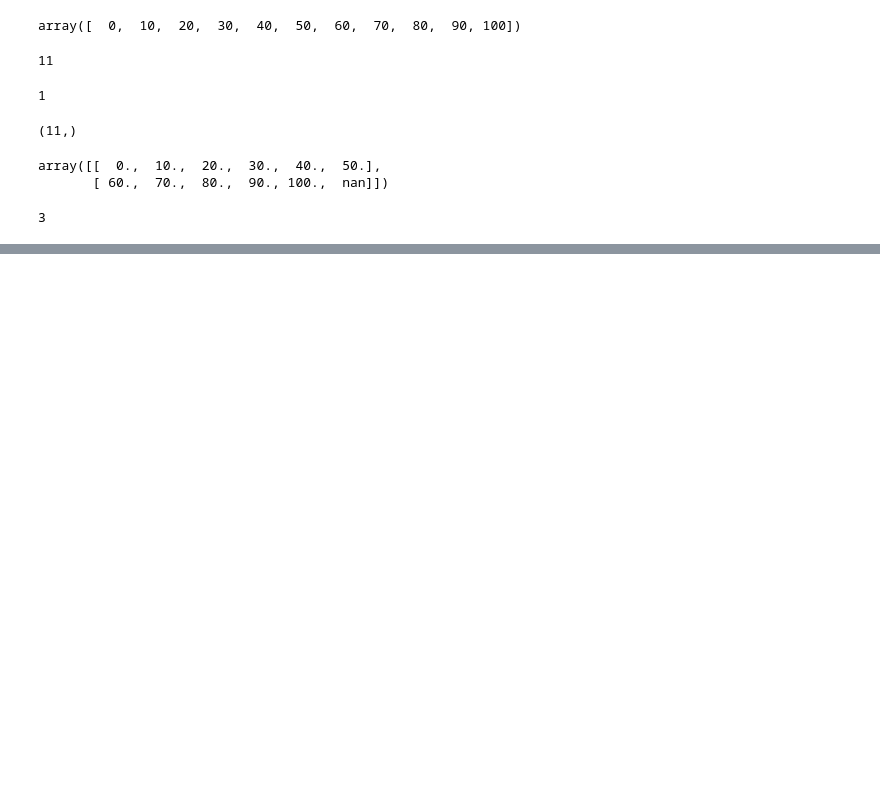
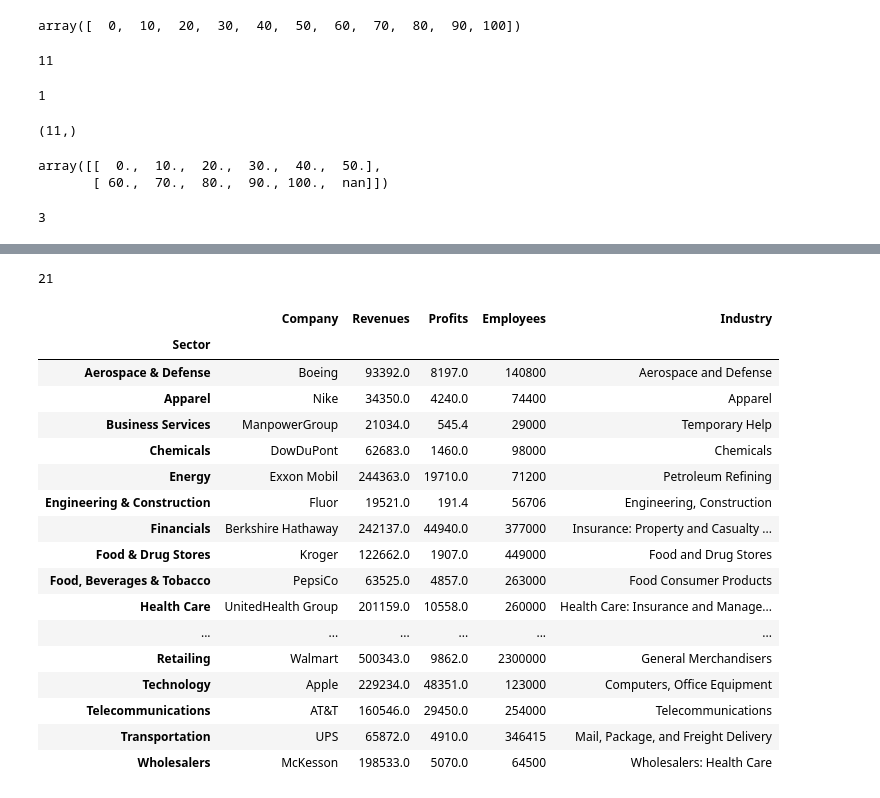
Before and after one commit to chlazaris/pandas_training, a Jupyter notebook: Pandas_Training.ipynb, the cells around one changed output, grey strips where cells are left out. Saved outputs shown, nothing was run; the diff lists cells and outputs as text; code cells hidden in the pictures; blank space fills up the shorter version.

Commit message:
Added notes on groupby and how to use it to aggregate

```diff
--- a/Pandas_Training.ipynb
+++ b/Pandas_Training.ipynb
@@ -2036,0 +2084,2 @@ ndim_array.ndim
+# %%
+fortune = pd.read_csv("/Volumes/GoogleDrive/My Drive/Dropbox/Courses/Pandas_in_action_Manning/pandas-in-action-master/chapter_09_the_groupby_object/fortune1000.csv")
@@ -2036,0 +2137,2 @@ ndim_array.ndim
+# %%
+sectors = fortune.groupby('Sector')
@@ -2036,0 +2163,26 @@ ndim_array.ndim
+# %%
+fortune['Sector'].nunique()
+# %% [output]
+21
+# %%
+# Companies with the highest revenue per sector
+sectors.first()
+# %% [output]
+|  | Company | Revenues | Profits | Employees | Industry |
+| Sector |  |  |  |  |  |
+| Aerospace & Defense | Boeing | 93392.0 | 8197.0 | 140800 | Aerospace and Defense |
+| Apparel | Nike | 34350.0 | 4240.0 | 74400 | Apparel |
+| Business Services | ManpowerGroup | 21034.0 | 545.4 | 29000 | Temporary Help |
+| Chemicals | DowDuPont | 62683.0 | 1460.0 | 98000 | Chemicals |
+| Energy | Exxon Mobil | 244363.0 | 19710.0 | 71200 | Petroleum Refining |
+| Engineering & Construction | Fluor | 19521.0 | 191.4 | 56706 | Engineering, Construction |
+| Financials | Berkshire Hathaway | 242137.0 | 44940.0 | 377000 | Insurance: Property and Casualty ... |
+| Food & Drug Stores | Kroger | 122662.0 | 1907.0 | 449000 | Food and Drug Stores |
+| Food, Beverages & Tobacco | PepsiCo | 63525.0 | 4857.0 | 263000 | Food Consumer Products |
+| Health Care | UnitedHealth Group | 201159.0 | 10558.0 | 260000 | Health Care: Insurance and Manage... |
+| ... | ... | ... | ... | ... | ... |
+| Retailing | Walmart | 500343.0 | 9862.0 | 2300000 | General Merchandisers |
+| Technology | Apple | 229234.0 | 48351.0 | 123000 | Computers, Office Equipment |
+| Telecommunications | AT&T | 160546.0 | 29450.0 | 254000 | Telecommunications |
+| Transportation | UPS | 65872.0 | 4910.0 | 346415 | Mail, Package, and Freight Delivery |
+| Wholesalers | McKesson | 198533.0 | 5070.0 | 64500 | Wholesalers: Health Care |
```
Also changed, not shown: parts of 20 cells of this notebook.
